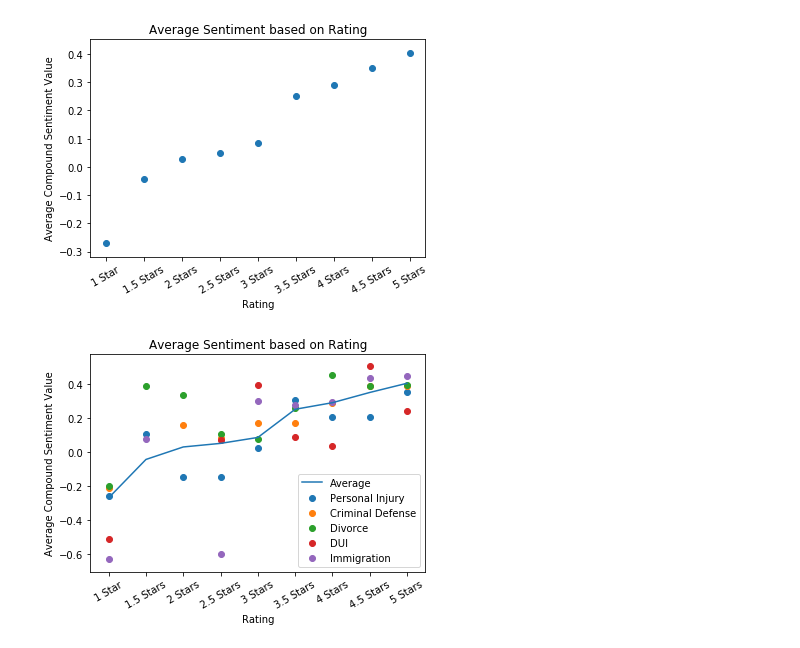
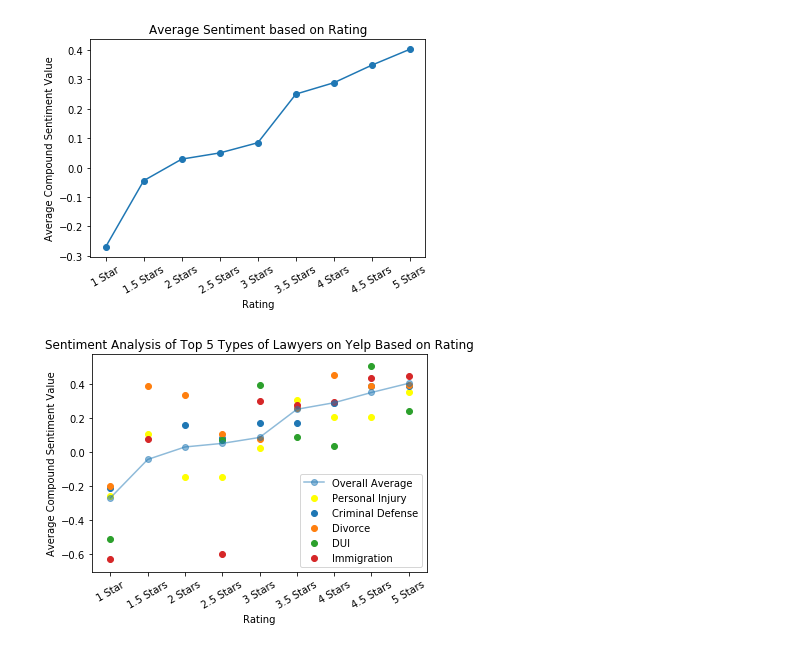
Before and after one commit to jaredstewartcase/Project-1-Bashplotlib, a Jupyter notebook: Yelp_Kelly_Graphs.ipynb, the cells around one changed output. Saved outputs shown, nothing was run; the diff lists cells and outputs as text; code cells hidden in the pictures.

Commit message:
updates graphs, last edit

```diff
--- a/Yelp_Kelly_Graphs.ipynb
+++ b/Yelp_Kelly_Graphs.ipynb
@@ -27,7 +27,7 @@ stars = ["1 Star", "1.5 Stars", "2 Stars", "2.5 Stars", "3 Stars", "3.5 Stars",
 
 x_axis = np.arange(len(stars))
 
-plt.scatter(stars, ratings_grouped["Compound"])
+plt.plot(stars, ratings_grouped["Compound"], marker="o")
 plt.xticks(rotation=30)
 plt.title("Average Sentiment based on Rating")
 plt.xlabel("Rating")
@@ -35,7 +35,7 @@ plt.ylabel("Average Compound Sentiment Value")
 
 plt.show()
 # %% [output]
-[figure, old version]
+[figure, new version]
 # %%
 # Personal Injury Lawyers
 ratings_personalin = reviews.loc[reviews["Category"] == "personal_injury"]
@@ -51,34 +51,34 @@ ratings_grouped_crimedef = ratings_crimedef.groupby(ratings_crimedef["Rating"]).
 stars_crimedef = ["1 Star", "2 Stars", "2.5 Stars", "3 Stars", "3.5 Stars", "4 Stars", "4.5 Stars", "5 Stars"]
 
 #Divorce Lawyers
 ratings_divorce = reviews.loc[reviews["Category"] == "divorce"]
 ratings_grouped_divorce = ratings_divorce.groupby(ratings_divorce["Rating"]).mean()
 
 #DUI Lawyers
 ratings_dui = reviews.loc[reviews["Category"] == "duilawyers"]
 ratings_grouped_dui = ratings_dui.groupby(ratings_dui["Rating"]).mean()
 
 stars_dui = ["1 Star", "2.5 Stars", "3 Stars", "3.5 Stars", "4 Stars", "4.5 Stars", "5 Stars"]
 
 #Immigration Lawyers
 ratings_imm = reviews.loc[reviews["Category"] == "immigrationlawyers"]
 ratings_grouped_imm = ratings_imm.groupby(ratings_imm["Rating"]).mean()
 
 stars_imm = ["1 Star", "1.5 Stars", "2.5 Stars", "3 Stars", "3.5 Stars", "4 Stars", "4.5 Stars", "5 Stars"]
 
 #Plot
-plt.plot(stars, ratings_grouped["Compound"], label="Average")
-plt.scatter(stars, ratings_grouped_personalin["Compound"], label="Personal Injury")
+plt.plot(stars, ratings_grouped["Compound"], '-o', alpha=0.5, label="Overall Average")
+plt.scatter(stars, ratings_grouped_personalin["Compound"], c="yellow", label="Personal Injury")
 plt.scatter(stars_crimedef, ratings_grouped_crimedef["Compound"], label="Criminal Defense")
 plt.scatter(stars, ratings_grouped_divorce["Compound"], label="Divorce")
 plt.scatter(stars_dui, ratings_grouped_dui["Compound"], label="DUI")
 plt.scatter(stars_imm, ratings_grouped_imm["Compound"], label="Immigration")
 plt.xticks(rotation=30)
-plt.title("Average Sentiment based on Rating")
+plt.title("Sentiment Analysis of Top 5 Types of Lawyers on Yelp Based on Rating")
 plt.legend()
 plt.xlabel("Rating")
 plt.ylabel("Average Compound Sentiment Value")
 
 plt.show()
 # %% [output]
-[figure, old version]
+[figure, new version]
```
